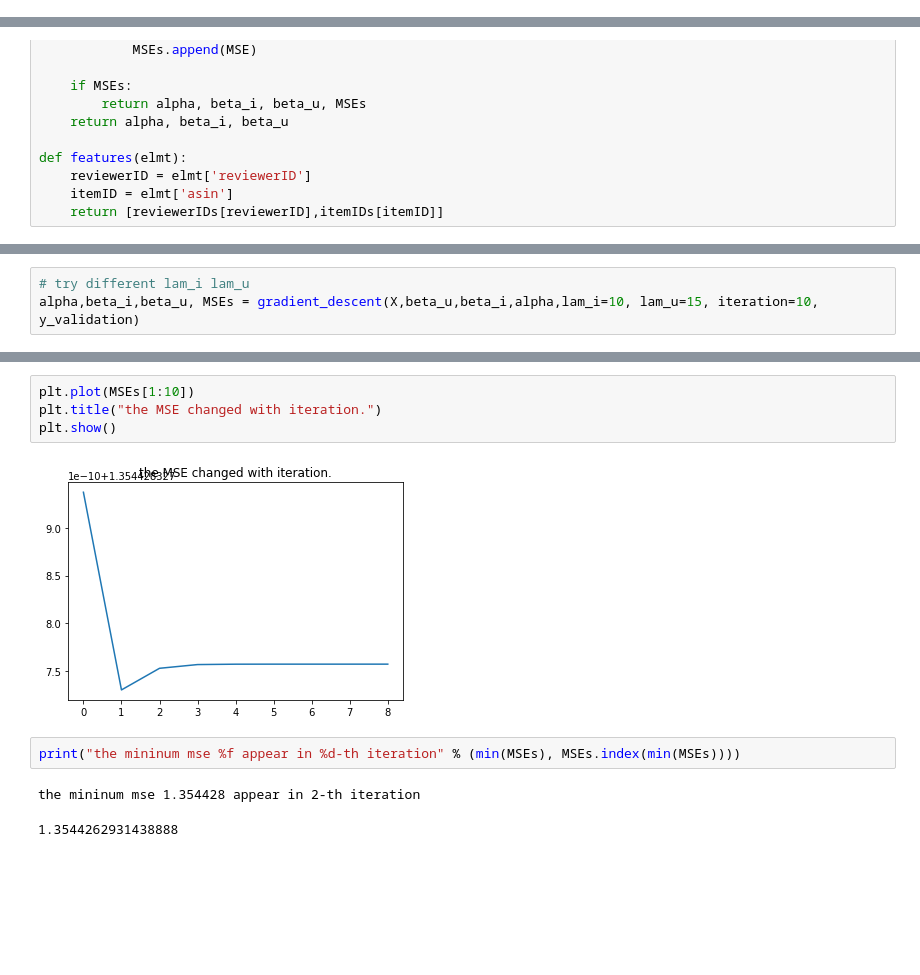
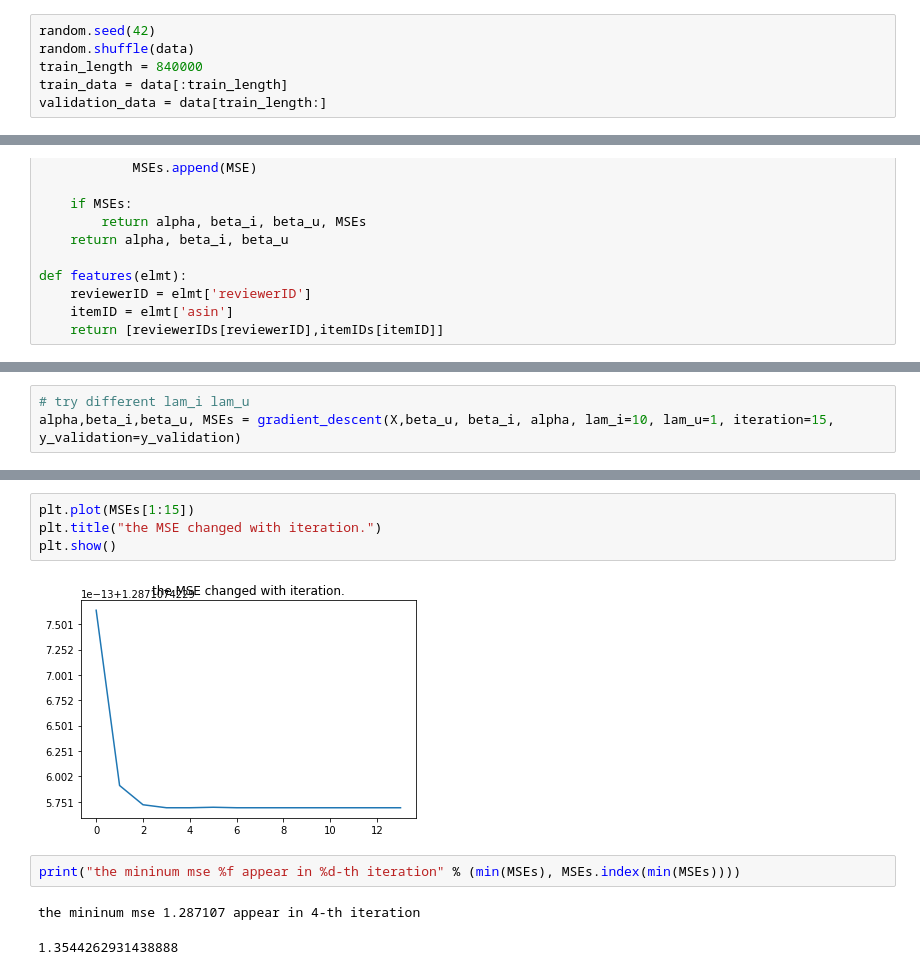
Before and after one commit to keithzeng/cse258, a Jupyter notebook: baseline.ipynb, the cells around one changed output, grey strips where cells are left out. Cells and saved outputs as stored; diff of their text form; blank space fills up the shorter version.

Commit message:
add shuffle the result in baseline become better 1.30

```diff
--- a/baseline.ipynb
+++ b/baseline.ipynb
@@ -41,3 +38,9 @@ validation_data = data[840000:]
+# %%
+random.seed(42)
+random.shuffle(data)
+train_length = 840000
+train_data = data[:train_length]
+validation_data = data[train_length:]
 # %%
 # Encode itemID and reviewerID
 reviewerID_str = list(set([elmt['reviewerID'] for elmt in train_data]))
@@ -109,18 +112,18 @@ print(MSE)
 # %%
 # try different lam_i lam_u
-alpha,beta_i,beta_u, MSEs = gradient_descent(X,beta_u,beta_i,alpha,lam_i=10, lam_u=15, iteration=10, y_validation)
+alpha,beta_i,beta_u, MSEs = gradient_descent(X,beta_u, beta_i, alpha, lam_i=10, lam_u=1, iteration=15, y_validation=y_validation)
 # %% [output]
 [interactive output not drawn]
 # %%
-plt.plot(MSEs[1:10])
+plt.plot(MSEs[1:15])
 plt.title("the MSE changed with iteration.")
 plt.show()
 # %% [output]
-[figure, old version]
+[figure, new version]
 # %%
 print("the mininum mse %f appear in %d-th iteration" % (min(MSEs), MSEs.index(min(MSEs))))
 # %% [output]
-the mininum mse 1.354428 appear in 2-th iteration
+the mininum mse 1.287107 appear in 4-th iteration
 # %%
 # %% [output]
 1.3544262931438888
```
Also changed, not shown: parts of 2 cells of this notebook, 1 other file.
